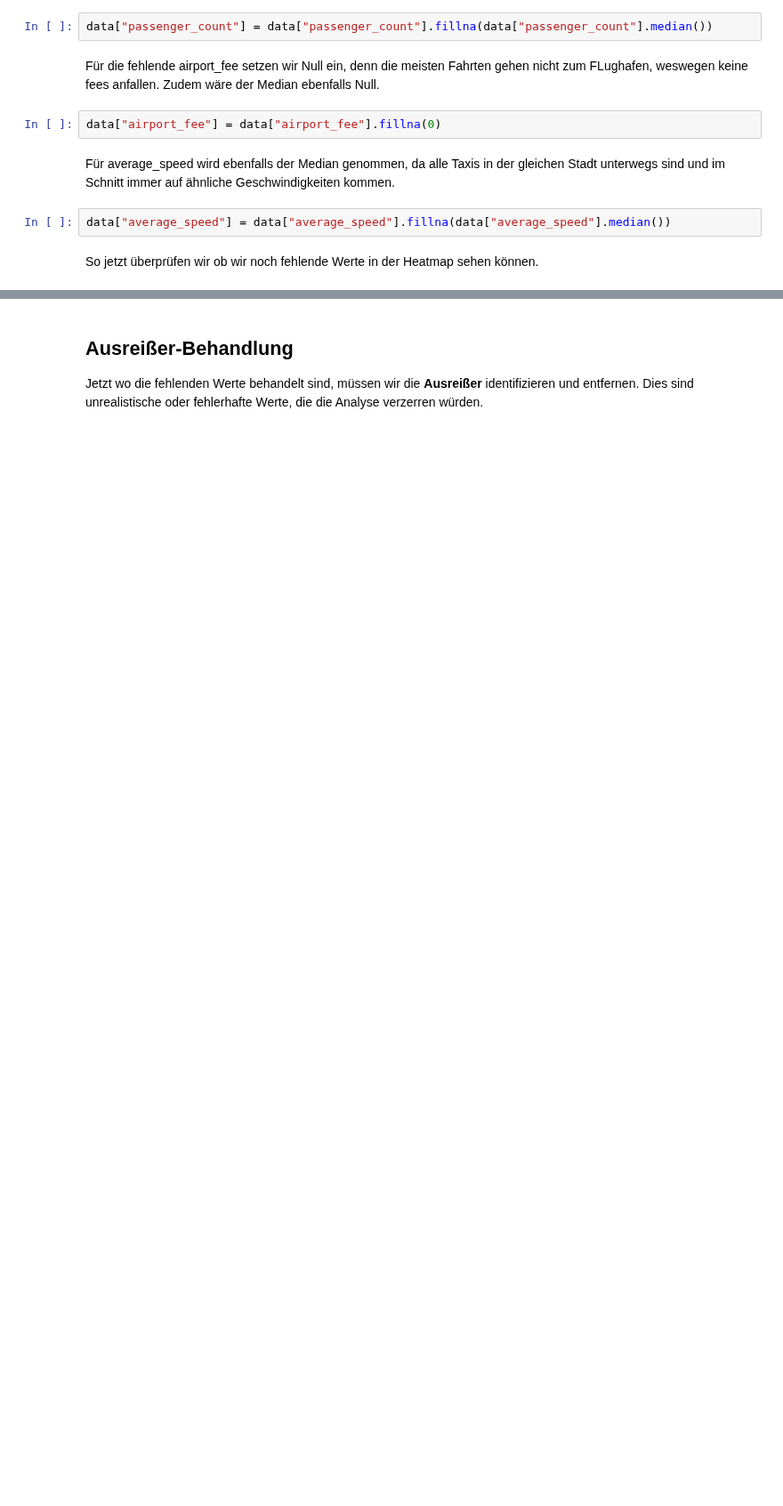
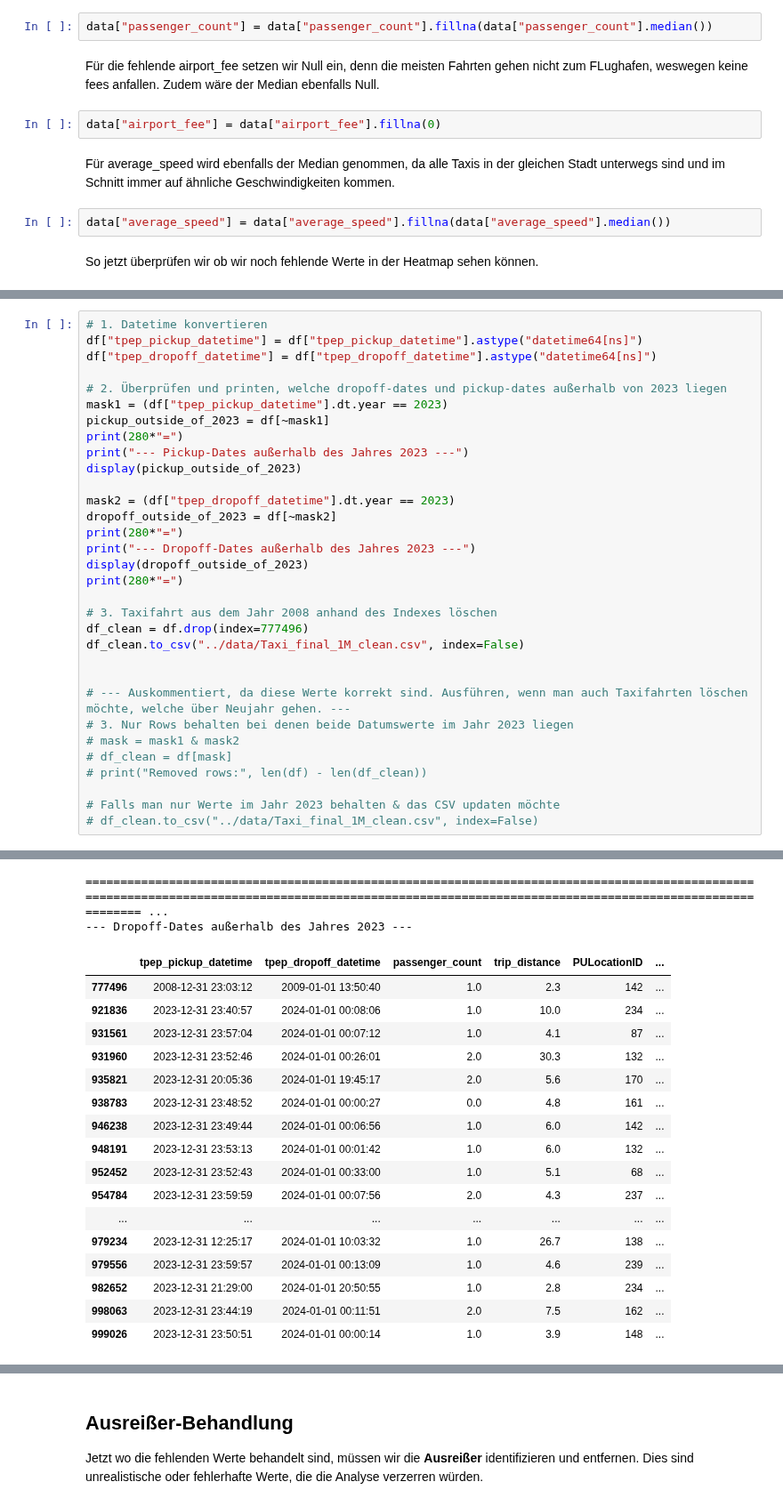
Before and after one commit to Benjam1nP/Statistic-Data-Sience-Project, a Jupyter notebook: notebooks/3_Ausreisserbehandlung.ipynb, the cells around one changed output, grey strips where cells are left out. Shown at 89% size. Cells and saved outputs as stored; diff of their text form; blank space fills up the shorter version.

Commit message:
[feat|clean-data] Remove rows with pickup/dropoff dates outside 2023 (except over Silvester) and save cleaned CSV

```diff
--- a/notebooks/3_Ausreisserbehandlung.ipynb
+++ b/notebooks/3_Ausreisserbehandlung.ipynb
@@ -97,0 +106,33 @@ plt.show()
+# %%
+# 1. Datetime konvertieren
+df["tpep_pickup_datetime"] = df["tpep_pickup_datetime"].astype("datetime64[ns]")
+df["tpep_dropoff_datetime"] = df["tpep_dropoff_datetime"].astype("datetime64[ns]")
+
+# 2. Überprüfen und printen, welche dropoff-dates und pickup-dates außerhalb von 2023 liegen
+mask1 = (df["tpep_pickup_datetime"].dt.year == 2023)
+pickup_outside_of_2023 = df[~mask1]
+print(280*"=")
+print("--- Pickup-Dates außerhalb des Jahres 2023 ---")
+display(pickup_outside_of_2023)
+
+mask2 = (df["tpep_dropoff_datetime"].dt.year == 2023)
+dropoff_outside_of_2023 = df[~mask2]
+print(280*"=")
+print("--- Dropoff-Dates außerhalb des Jahres 2023 ---")
+display(dropoff_outside_of_2023)
+print(280*"=")
+
+# 3. Taxifahrt aus dem Jahr 2008 anhand des Indexes löschen
+df_clean = df.drop(index=777496)
+df_clean.to_csv("../data/Taxi_final_1M_clean.csv", index=False)
+
+
+# --- Auskommentiert, da diese Werte korrekt sind. Ausführen, wenn man auch Taxifahrten löschen möchte, welche über Neujahr gehen. ---
+# 3. Nur Rows behalten bei denen beide Datumswerte im Jahr 2023 liegen
+# mask = mask1 & mask2
+# df_clean = df[mask]
+# print("Removed rows:", len(df) - len(df_clean))
+
+# Falls man nur Werte im Jahr 2023 behalten & das CSV updaten möchte
+# df_clean.to_csv("../data/Taxi_final_1M_clean.csv", index=False)
+# %% [output]
@@ -97,0 +143,19 @@ plt.show()
+======================================================================================================================================================================================================== ...
+--- Dropoff-Dates außerhalb des Jahres 2023 ---
+|  | tpep_pickup_datetime | tpep_dropoff_datetime | passenger_count | trip_distance | PULocationID | ... |
+| 777496 | 2008-12-31 23:03:12 | 2009-01-01 13:50:40 | 1.0 | 2.3 | 142 | ... |
+| 921836 | 2023-12-31 23:40:57 | 2024-01-01 00:08:06 | 1.0 | 10.0 | 234 | ... |
+| 931561 | 2023-12-31 23:57:04 | 2024-01-01 00:07:12 | 1.0 | 4.1 | 87 | ... |
+| 931960 | 2023-12-31 23:52:46 | 2024-01-01 00:26:01 | 2.0 | 30.3 | 132 | ... |
+| 935821 | 2023-12-31 20:05:36 | 2024-01-01 19:45:17 | 2.0 | 5.6 | 170 | ... |
+| 938783 | 2023-12-31 23:48:52 | 2024-01-01 00:00:27 | 0.0 | 4.8 | 161 | ... |
+| 946238 | 2023-12-31 23:49:44 | 2024-01-01 00:06:56 | 1.0 | 6.0 | 142 | ... |
+| 948191 | 2023-12-31 23:53:13 | 2024-01-01 00:01:42 | 1.0 | 6.0 | 132 | ... |
+| 952452 | 2023-12-31 23:52:43 | 2024-01-01 00:33:00 | 1.0 | 5.1 | 68 | ... |
+| 954784 | 2023-12-31 23:59:59 | 2024-01-01 00:07:56 | 2.0 | 4.3 | 237 | ... |
+| ... | ... | ... | ... | ... | ... | ... |
+| 979234 | 2023-12-31 12:25:17 | 2024-01-01 10:03:32 | 1.0 | 26.7 | 138 | ... |
+| 979556 | 2023-12-31 23:59:57 | 2024-01-01 00:13:09 | 1.0 | 4.6 | 239 | ... |
+| 982652 | 2023-12-31 21:29:00 | 2024-01-01 20:50:55 | 1.0 | 2.8 | 234 | ... |
+| 998063 | 2023-12-31 23:44:19 | 2024-01-01 00:11:51 | 2.0 | 7.5 | 162 | ... |
+| 999026 | 2023-12-31 23:50:51 | 2024-01-01 00:00:14 | 1.0 | 3.9 | 148 | ... |
```
Also changed, not shown: parts of 10 cells of this notebook, 1 other file.
